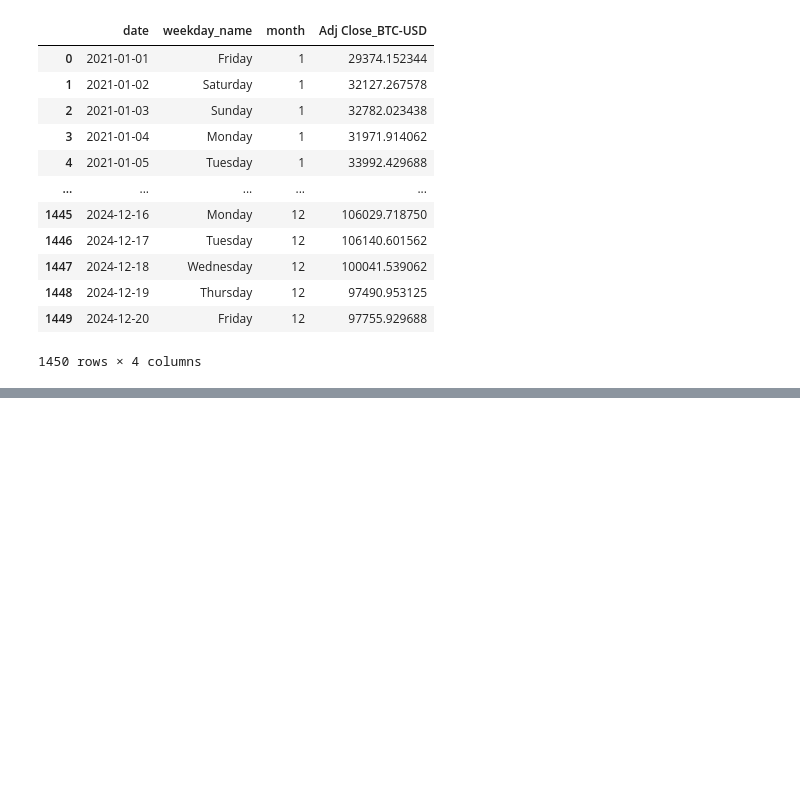
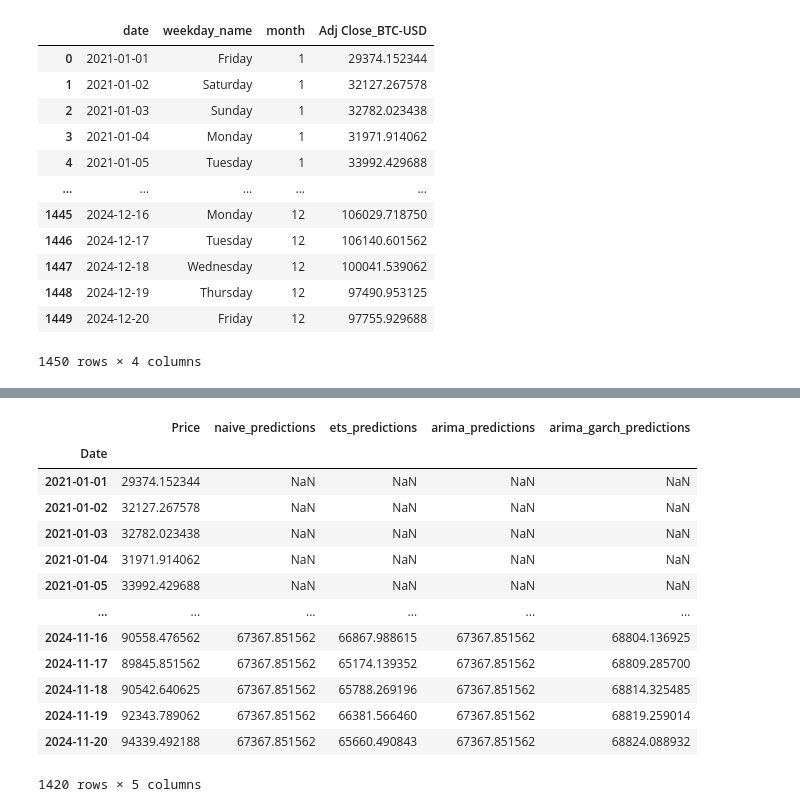
Before and after one commit to haverstein/Bitcoin-Volatility-Modeling, a Jupyter notebook: EDA.ipynb, the cells around one changed output, grey strips where cells are left out. Cells and saved outputs as stored; diff of their text form; code cells hidden in the pictures; blank space fills up the shorter version.

```diff
--- a/EDA.ipynb
+++ b/EDA.ipynb
@@ -256,0 +592,17 @@ result.plot()
+# %%
+pred_df
+# %% [output]
+|  | Price | naive_predictions | ets_predictions | arima_predictions | arima_garch_predictions |
+| Date |  |  |  |  |  |
+| 2021-01-01 | 29374.152344 | NaN | NaN | NaN | NaN |
+| 2021-01-02 | 32127.267578 | NaN | NaN | NaN | NaN |
+| 2021-01-03 | 32782.023438 | NaN | NaN | NaN | NaN |
+| 2021-01-04 | 31971.914062 | NaN | NaN | NaN | NaN |
+| 2021-01-05 | 33992.429688 | NaN | NaN | NaN | NaN |
+| ... | ... | ... | ... | ... | ... |
+| 2024-11-16 | 90558.476562 | 67367.851562 | 66867.988615 | 67367.851562 | 68804.136925 |
+| 2024-11-17 | 89845.851562 | 67367.851562 | 65174.139352 | 67367.851562 | 68809.285700 |
+| 2024-11-18 | 90542.640625 | 67367.851562 | 65788.269196 | 67367.851562 | 68814.325485 |
+| 2024-11-19 | 92343.789062 | 67367.851562 | 66381.566460 | 67367.851562 | 68819.259014 |
+| 2024-11-20 | 94339.492188 | 67367.851562 | 65660.490843 | 67367.851562 | 68824.088932 |
+1420 rows × 5 columns
```
Also changed, not shown: parts of 49 cells of this notebook.
